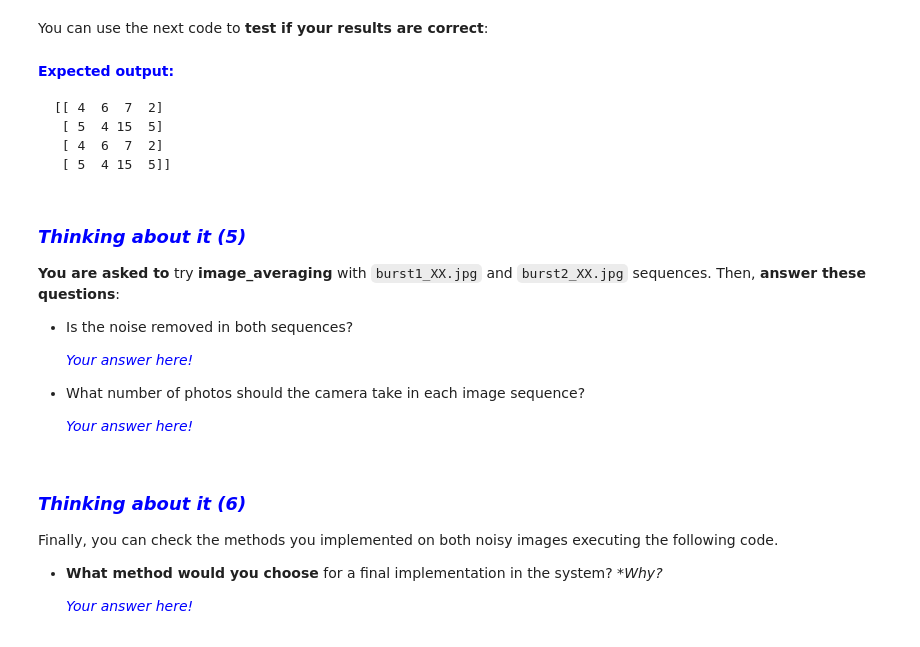
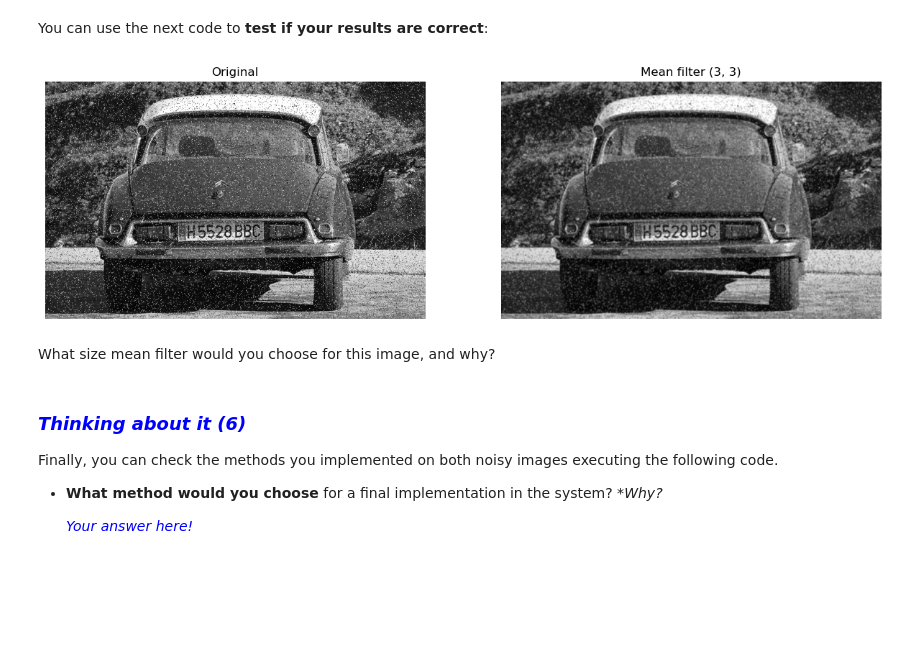
Before and after one commit to markisamiller/computer-vision-jupyter-notebooks-fall-2025-RDP, a Jupyter notebook: Chapter 02. Image processing/2.2 Smoothing.ipynb, the cells around one changed output. Saved outputs shown, nothing was run; the diff lists cells and outputs as text; code cells hidden in the pictures; blank space fills up the shorter version.

```diff
--- a/Chapter 02. Image processing/2.2 Smoothing.ipynb
+++ b/Chapter 02. Image processing/2.2 Smoothing.ipynb
@@ -345,17 +341,14 @@ def gaussian_x(x, sigma):
 # %%
 import numpy as np
-
-def gaussian_kernel_2d(w_kernel, sigma):
-    """Create a normalized 2D Gaussian kernel."""
-    size = 2 * w_kernel + 1
-    x = np.arange(-w_kernel, w_kernel + 1)
-    g = (1 / (sigma * np.sqrt(2 * np.pi))) * np.exp(- (x ** 2) / (2 * sigma ** 2))
-    kernel_2d = np.outer(g, g)
-    kernel_2d /= kernel_2d.sum()
-    return kernel_2d
-
-# Example: 5x5 kernel (w_kernel=2), sigma=1
-kernel = gaussian_kernel_2d(2, 1)
-np.set_printoptions(precision=3, suppress=True)
-print(kernel)
+w_kernel = 2
+sigma = 1
+size = 2 * w_kernel + 1
+x = np.arange(-w_kernel, w_kernel + 1)
+print("x=\n",x)
+g = (1 / (sigma * np.sqrt(2 * np.pi))) * np.exp(- (x ** 2) / (2 * sigma ** 2))
+print("g=\n",g)
+kernel_2d = np.outer(g, g)
+print("kernel_2d=\n",kernel_2d)
+kernel_2d /= kernel_2d.sum()
+print("kernel_2d normalized=\n",kernel_2d)
 # %% [output]
@@ -610,19 +744,0 @@ print(image_averaging(burst, 2))
-# %% [markdown]
-<font color='blue'>**Expected output:**  </font>
-
-    [[ 4  6  7  2]
-     [ 5  4 15  5]
-     [ 4  6  7  2]
-     [ 5  4 15  5]]
-# %% [markdown]
-### <font color="blue"><b><i>Thinking about it (5)</i></b></font>
-
-**You are asked to** try **image_averaging** with `burst1_XX.jpg` and `burst2_XX.jpg` sequences. Then, **answer these questions**:
-
-- Is the noise removed in both sequences?
-
-    <p style="margin: 4px 0px 6px 5px; color:blue"><i>Your answer here!</i></p>
-
-- What number of photos should the camera take in each image sequence?
-
-    <p style="margin: 4px 0px 6px 5px; color:blue"><i>Your answer here!</i></p>
@@ -640,3 +745,15 @@ interactive(image_averaging, burst=fixed(burst), burst_length=(1, 10, 1), verbos
+# %%
+import cv2
+# load one image (grayscale or color—both fine)
+im1 = cv2.imread('./images//burst2_1.jpg', cv2.IMREAD_GRAYSCALE)  # or None if color: cv2.IMREAD_COLOR
+
+neighbor1 = average_filter(im1, radius=1, verbose=True)  # 3×3 mean filter
+# neighbor2 = average_filter(im1, radius=5, verbose=True)  # 11×11 mean filter
+# neighbor3 = average_filter(im1, radius=10, verbose=True)  # 21×21 mean filter
+# %% [output]
+[figure, added]
+# %% [markdown]
+What size mean filter would you choose for this image, and why?
 # %% [markdown]
 ### <font color="blue"><b><i>Thinking about it (6)</i></b></font>
 
```
Also changed, not shown: parts of 23 cells of this notebook, 3 other files.
